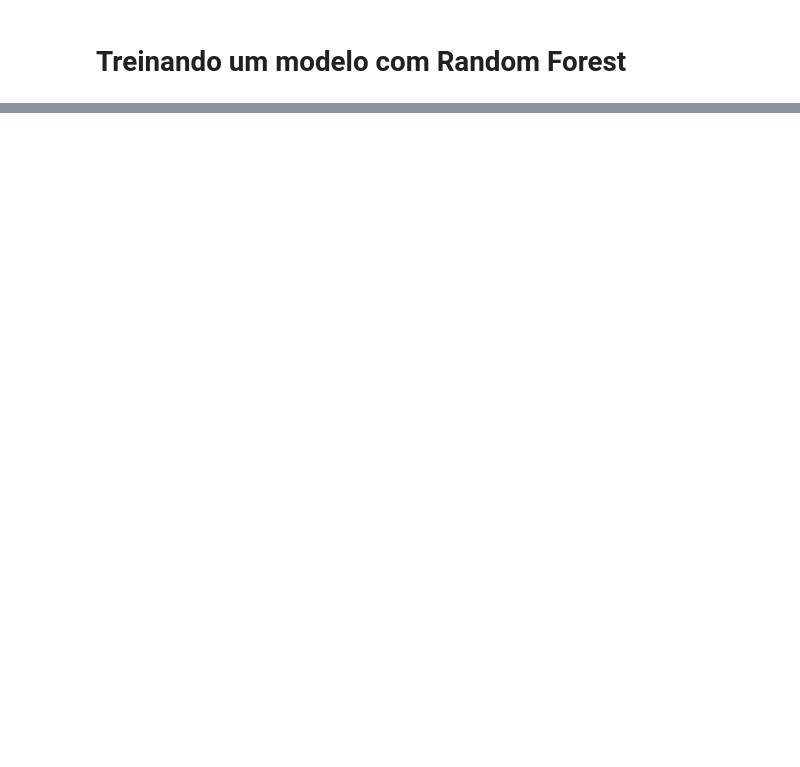
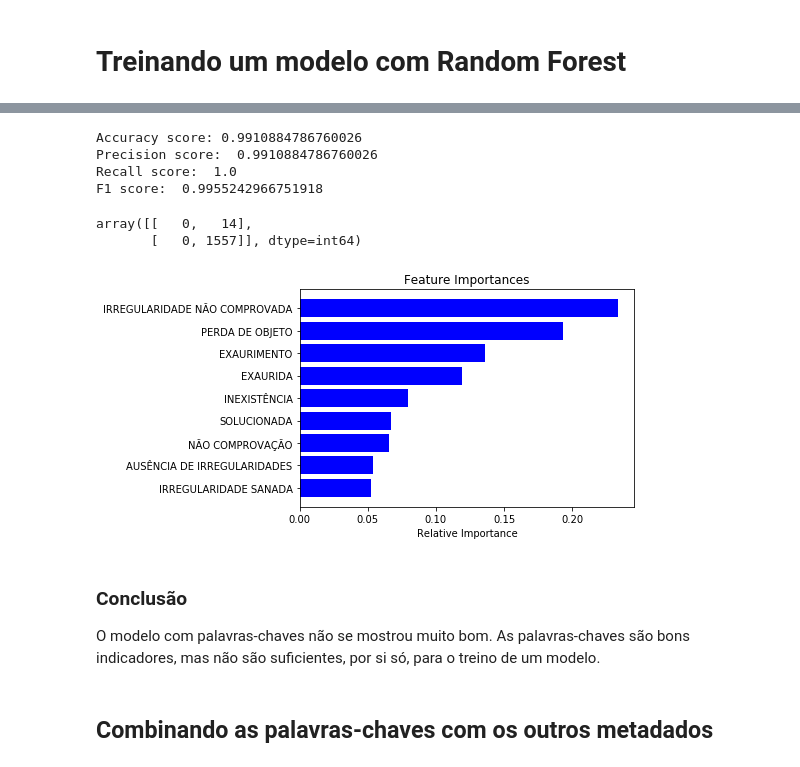
Before and after one commit to andrethiago/ml-colegiado-mpf, a Jupyter notebook: notebooks/1ACAM-Fase01.ipynb, the cells around one changed output, grey strips where cells are left out. Cells and saved outputs as stored; diff of their text form; code cells hidden in the pictures; blank space fills up the shorter version.

```diff
--- a/notebooks/1ACAM-Fase01.ipynb
+++ b/notebooks/1ACAM-Fase01.ipynb
@@ -323,0 +429,36 @@ array([[   0,   18],
+# %%
+important_features = []
+indices = np.argsort(model.feature_importances_)
+model.feature_importances_, indices
+
+size = len(model.feature_importances_)
+important_features = [features[i] for i in indices if i < size and model.feature_importances_[i] >= 0.05]
+# %%
+model = RandomForestClassifier(random_state=42, n_estimators=100)
+
+
+model.fit(train[important_features], train['homologado'])
+train_preds = model.predict(train[important_features])
+valid_preds = model.predict(valid[important_features])
+
+print_score()
+# %% [output]
+Accuracy score: 0.9910884786760026
+Precision score:  0.9910884786760026
+Recall score:  1.0
+F1 score:  0.9955242966751918
+# %%
+confusion_matrix(valid['homologado'], valid_preds)
+# %% [output]
+array([[   0,   14],
+       [   0, 1557]], dtype=int64)
+# %%
+plot_fi(model.feature_importances_)
+# %% [output]
+[figure, added]
+# %% [markdown]
+### Conclusão
+
+O modelo com palavras-chaves não se mostrou muito bom. As palavras-chaves são bons indicadores, mas não são suficientes, por si só, para o treino de um modelo.
+# %% [markdown]
+## Combinando as palavras-chaves com os outros metadados
```
Also changed, not shown: parts of 35 cells of this notebook, 4 other files.
